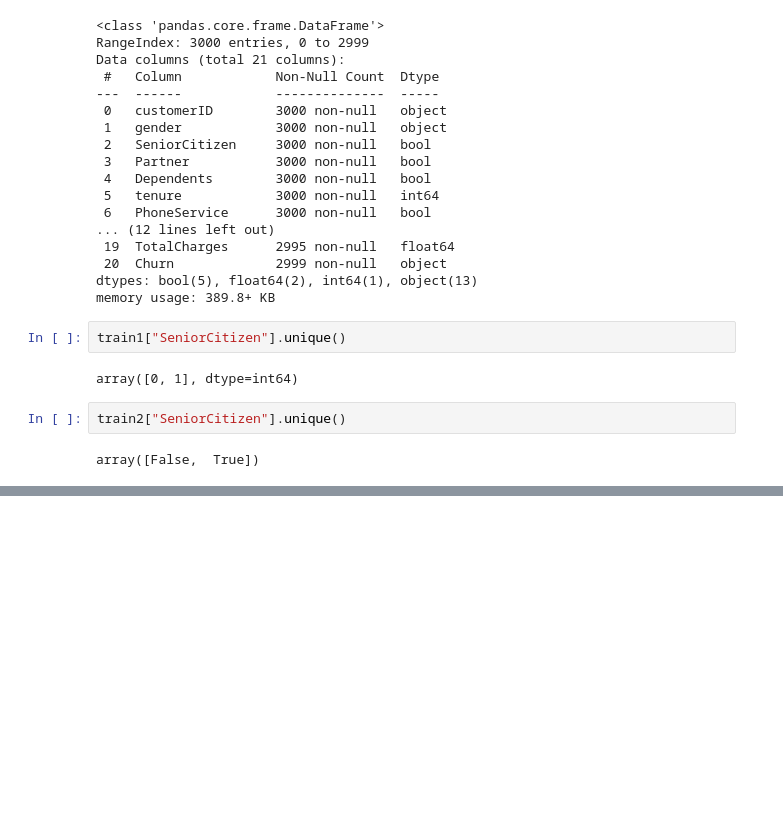
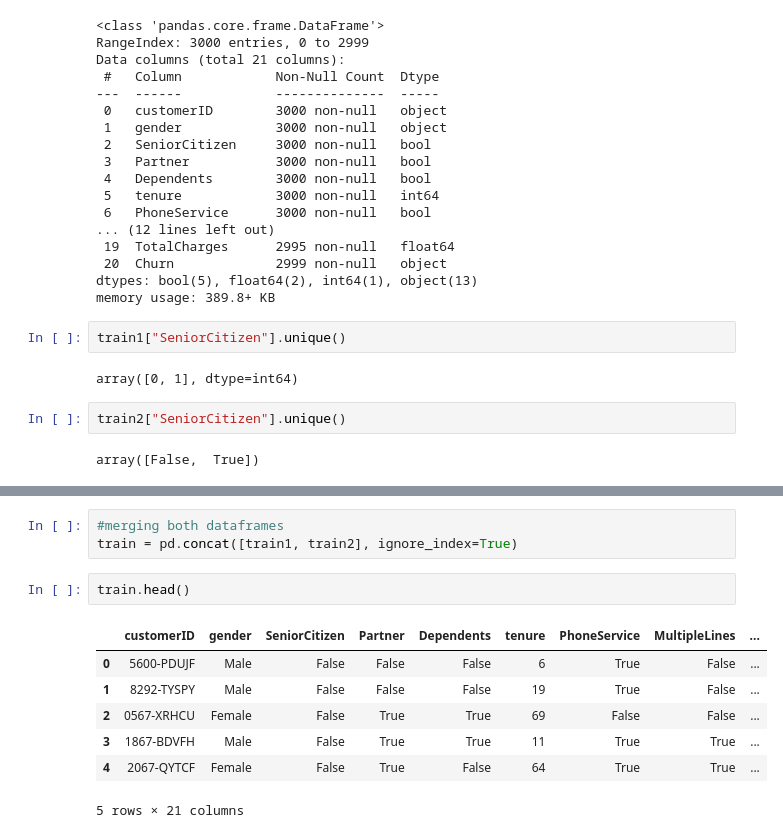
Before and after one commit to AninFreddy01/starlink, a Jupyter notebook: train.ipynb, the cells around one changed output, grey strips where cells are left out. Saved outputs shown, nothing was run; the diff lists cells and outputs as text; blank space fills up the shorter version.

```diff
--- a/train.ipynb
+++ b/train.ipynb
@@ -98,0 +341,13 @@ array(['False', 'True'], dtype=object)
+# %%
+#merging both dataframes
+train = pd.concat([train1, train2], ignore_index=True)
+# %%
+train.head()
+# %% [output]
+|  | customerID | gender | SeniorCitizen | Partner | Dependents | tenure | PhoneService | MultipleLines | ... |
+| 0 | 5600-PDUJF | Male | False | False | False | 6 | True | False | ... |
+| 1 | 8292-TYSPY | Male | False | False | False | 19 | True | False | ... |
+| 2 | 0567-XRHCU | Female | False | True | True | 69 | False | False | ... |
+| 3 | 1867-BDVFH | Male | False | True | True | 11 | True | True | ... |
+| 4 | 2067-QYTCF | Female | False | True | False | 64 | True | True | ... |
+5 rows × 21 columns
```
Also changed, not shown: parts of 35 cells of this notebook, 1 other file.
